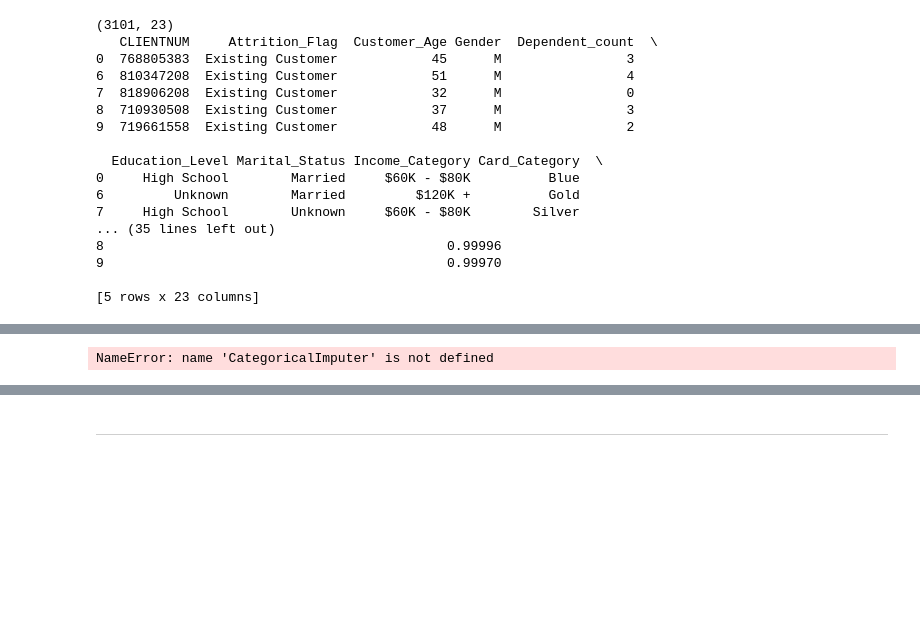
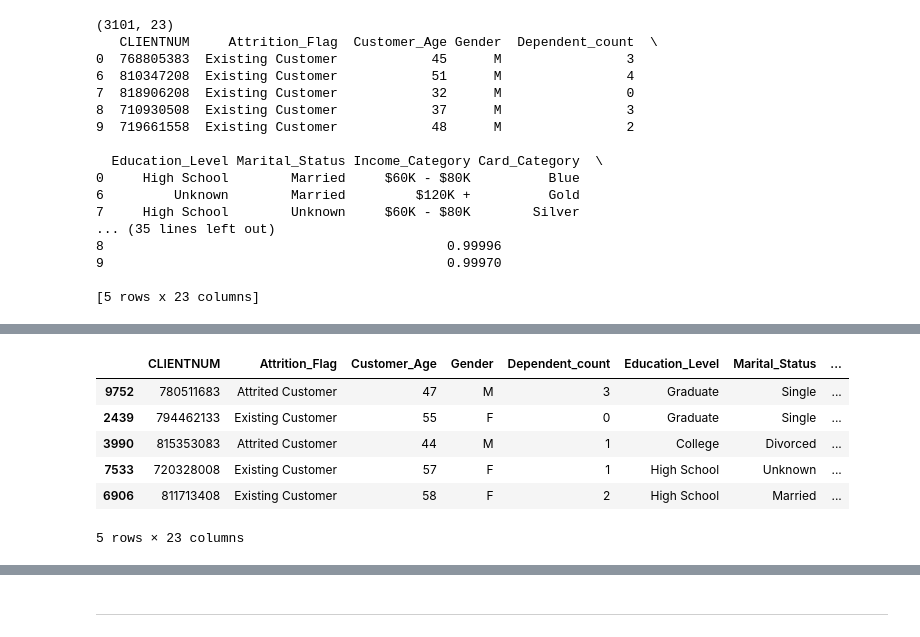
Before and after one commit to Emmanuel913-sketch/Data, a Jupyter notebook: jupyter_notebooks/Notebook_Template.ipynb, the cells around one changed output, grey strips where cells are left out. Drawn from its saved outputs; the diff is of its cells as text; code cells hidden in the pictures; blank space fills up the shorter version.

```diff
--- a/jupyter_notebooks/Notebook_Template.ipynb
+++ b/jupyter_notebooks/Notebook_Template.ipynb
@@ -109,14 +100,16 @@ for col in ['Customer_Age' , 'Credit_Limit']:
+# %%
+df = pd.read_csv('BankChurners.csv')
+df = df.sample(n=50, random_state=9)
+df.head()
+# %% [output]
+|  | CLIENTNUM | Attrition_Flag | Customer_Age | Gender | Dependent_count | Education_Level | Marital_Status | ... |
+| 9752 | 780511683 | Attrited Customer | 47 | M | 3 | Graduate | Single | ... |
+| 2439 | 794462133 | Existing Customer | 55 | F | 0 | Graduate | Single | ... |
+| 3990 | 815353083 | Attrited Customer | 44 | M | 1 | College | Divorced | ... |
+| 7533 | 720328008 | Existing Customer | 57 | F | 1 | High School | Unknown | ... |
+| 6906 | 811713408 | Existing Customer | 58 | F | 2 | High School | Married | ... |
+5 rows × 23 columns
 # %%
 from feature_engine.imputation import MeanMedianImputer
 imputer = MeanMedianImputer(imputation_method='median',
                             variables=['Customer_Age' , 'UnitPrice'])
-# %%
-pipeline = Pipeline([
-      ( 'categorical_imputer', CategoricalImputer(imputation_method='frequent',
-                                                  variables=['Education_Level']) )
-])
-
-
-df = pipeline.fit_transform(df)
-# %% [output]
-NameError: name 'CategoricalImputer' is not defined
```
Also changed, not shown: parts of 16 cells of this notebook, 1 other file.
